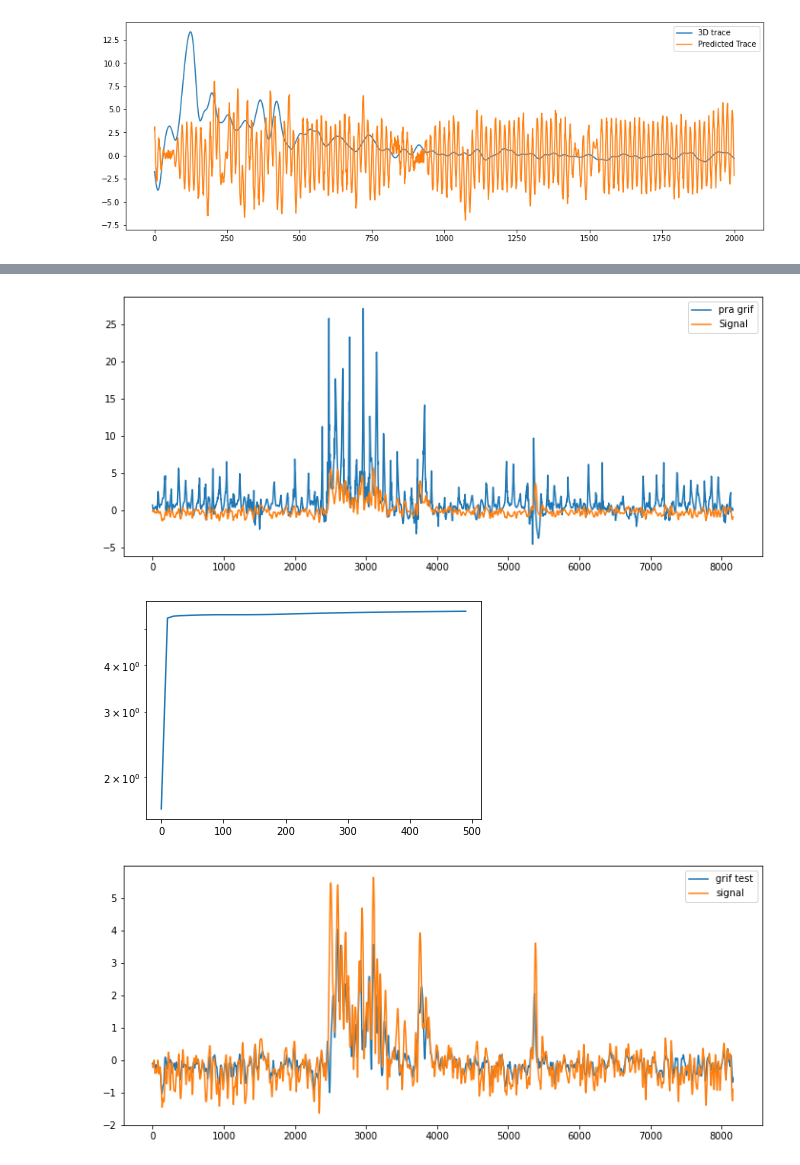
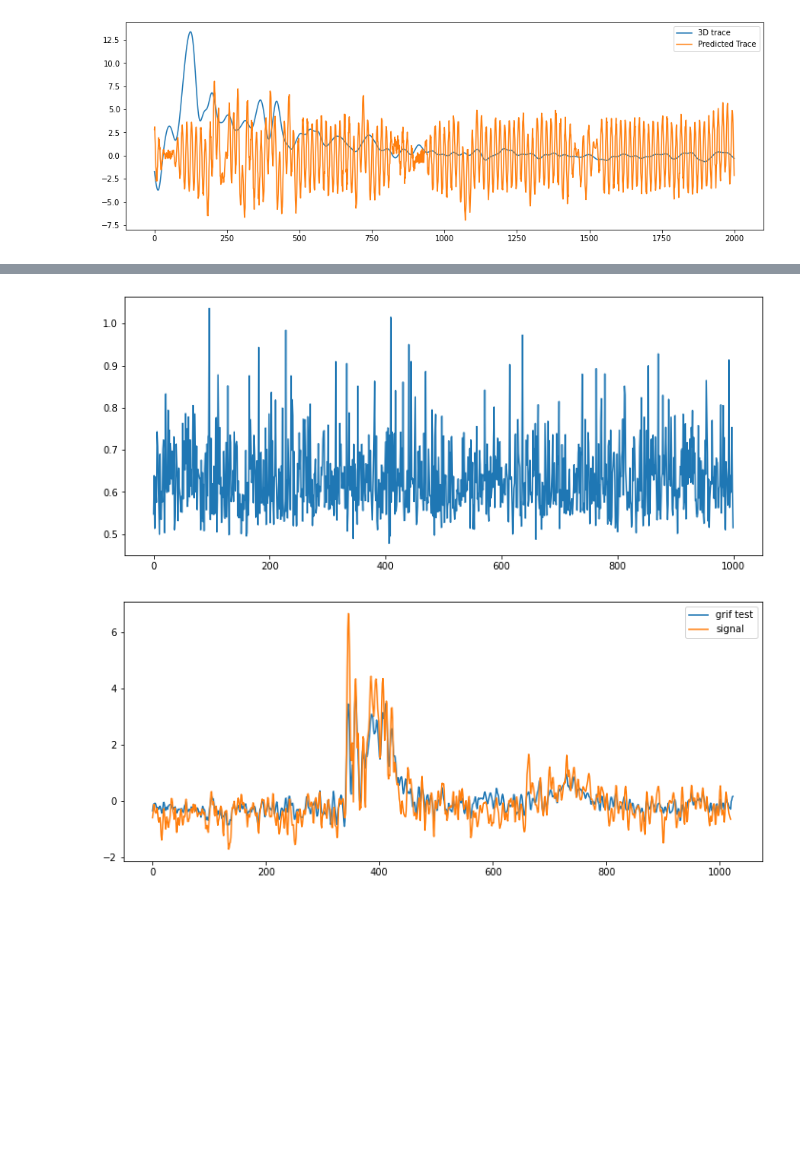
Before and after one commit to astroChance/RadNET, a Jupyter notebook: MPnet_workbook.ipynb, the cells around one changed output, grey strips where cells are left out. Cells and saved outputs as stored; diff of their text form; code cells hidden in the pictures; blank space fills up the shorter version.

Commit message:
updated Griffin Lim

```diff
--- a/MPnet_workbook.ipynb
+++ b/MPnet_workbook.ipynb
@@ -522,12 +525,12 @@ standardized_3D_trace = standardized_3D_trace[30:-20]
 ### Create sinc-upsampled traces to feed into STFT
 #!!!!!!!  ---  This upsampling affects frequency content of trace
 
-Upsample_2D = sinc_interp(np.squeeze(standardized_2D_trace), 8)
-Upsample_3D = sinc_interp(np.squeeze(standardized_3D_trace), 8)
+# Upsample_2D = sinc_interp(np.squeeze(standardized_2D_trace), 8)
+# Upsample_3D = sinc_interp(np.squeeze(standardized_3D_trace), 8)
 
-# Removing upscaling for now
-# Upsample_2D = np.squeeze(standardized_2D_trace)
-# Upsample_3D = np.squeeze(standardized_3D_trace)
+# Removing upscaling for now, leave 'upsample' name for trickle down purpose
+Upsample_2D = np.squeeze(standardized_2D_trace)
+Upsample_3D = np.squeeze(standardized_3D_trace)
 
 
 #######
@@ -1279,5 +1282,5 @@ print(Upsample_2D.shape)
 # %%
-sig, error = griffin_lim(Zxx_test.real, iterations=1000, sig_len=8160)
+sig, error = griffin_lim(Zxx_test.real, iterations=1000, sig_len=1024)
 plt.figure(figsize=(12,5))
 plt.plot(sig, label='grif lim')
 plt.plot(Upsample_2D, label='signal')
@@ -1333,35 +1295,41 @@ pra_sig = pra.phase.griffin_lim(X_mag, noverlap, window, n_iter=500, callback=cb
-# %%
-plt.figure(figsize=(12,5))
-plt.plot(pra_sig, label='pra grif')
-plt.plot(Upsample_2D, label='Signal')
-plt.legend()
-plt.show()
-
-plt.semilogy(np.arange(len(errors)) * 10, errors)
-plt.show()
-# %% [output]
-[figure, removed]
-[figure, removed]
 # %%
-def func1():
-  iterations = 50
+def func1(magnitude, iterations, fs=fs, nperseg=nperseg, noverlap=noverlap, window=window):
   alpha=0.1
 
-  _M = Zxx_test.real
+  error = []
+  curves = np.array([])
+
+  _M = magnitude
   for k in range(iterations):
     _P = np.random.randn(*_M.shape)
     _D = _M * np.exp(1j * _P)
-    _M = Zxx_test.real + (alpha * np.abs(_D))
+    _M = magnitude + (alpha * np.abs(_D))
     _, approx_sig = signal.istft(_D, window = window, fs = fs, nperseg = nperseg, noverlap=noverlap)
+
+    ### THIS DOESN'T TRANSLATE FOR PRODUCTION
+    ### DON'T KNOW TARGET FOR COMPARISON
+    diff = Upsample_2D - approx_sig[:len(Upsample_2D)]
+    rmse = sqrt(sum((Upsample_2D - approx_sig[:len(Upsample_2D)])**2) / Upsample_2D.size)
+    error.append(rmse)
+
+    if k == 0:
+      curves = np.append(curves, approx_sig)
+    else:
+      curves = np.vstack((curves, approx_sig))
+
+  min_rmse = np.argmin(error)
+  approx_sig = curves[min_rmse, : ]
+
   return approx_sig
 
 
-grif_test = func1()
+grif_test = func1(Zxx_test.real, 1000)
 
 plt.figure(figsize=(12,5))
 plt.plot(grif_test, label='grif test')
 plt.plot(Upsample_2D, label='signal')
 plt.legend()
 plt.show()
 # %% [output]
-[figure, old version]
+[figure, new version]
+[figure, added]
```
Also changed, not shown: parts of 8 cells of this notebook.
